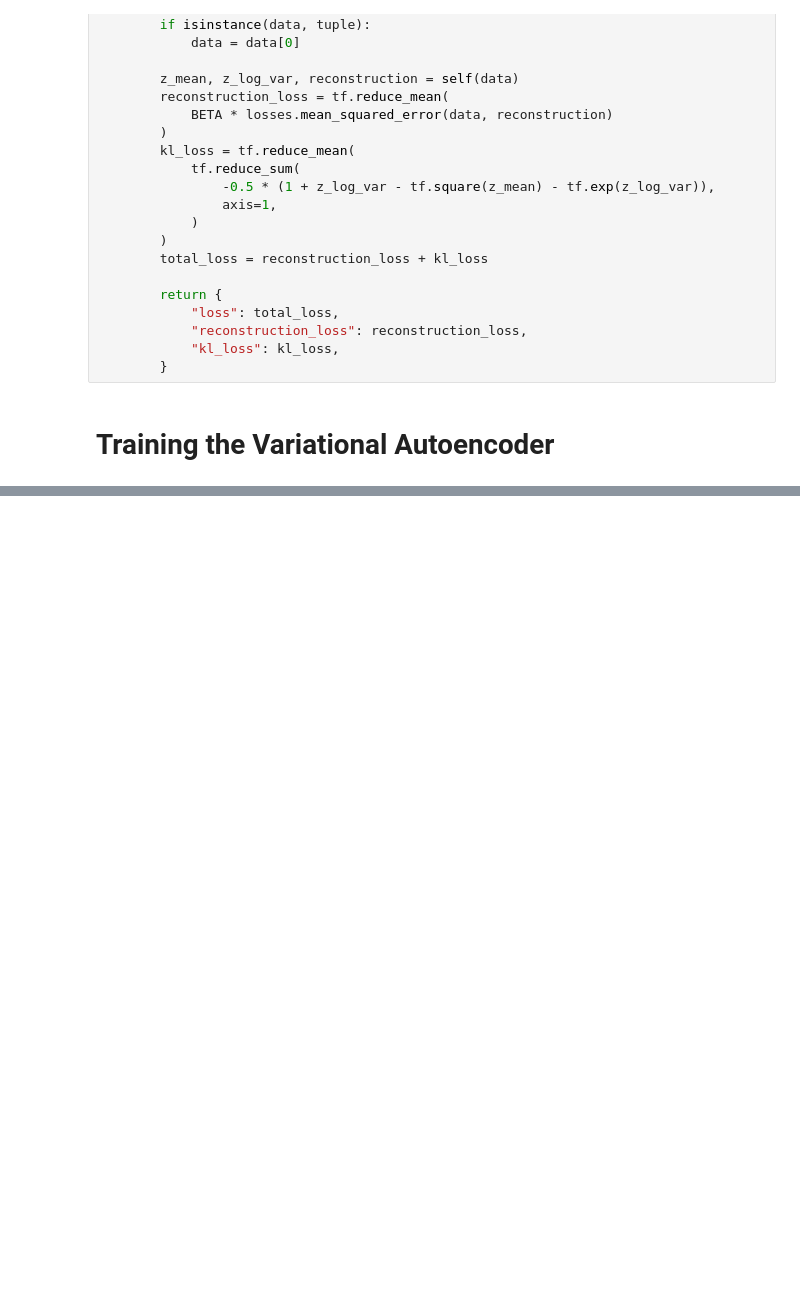
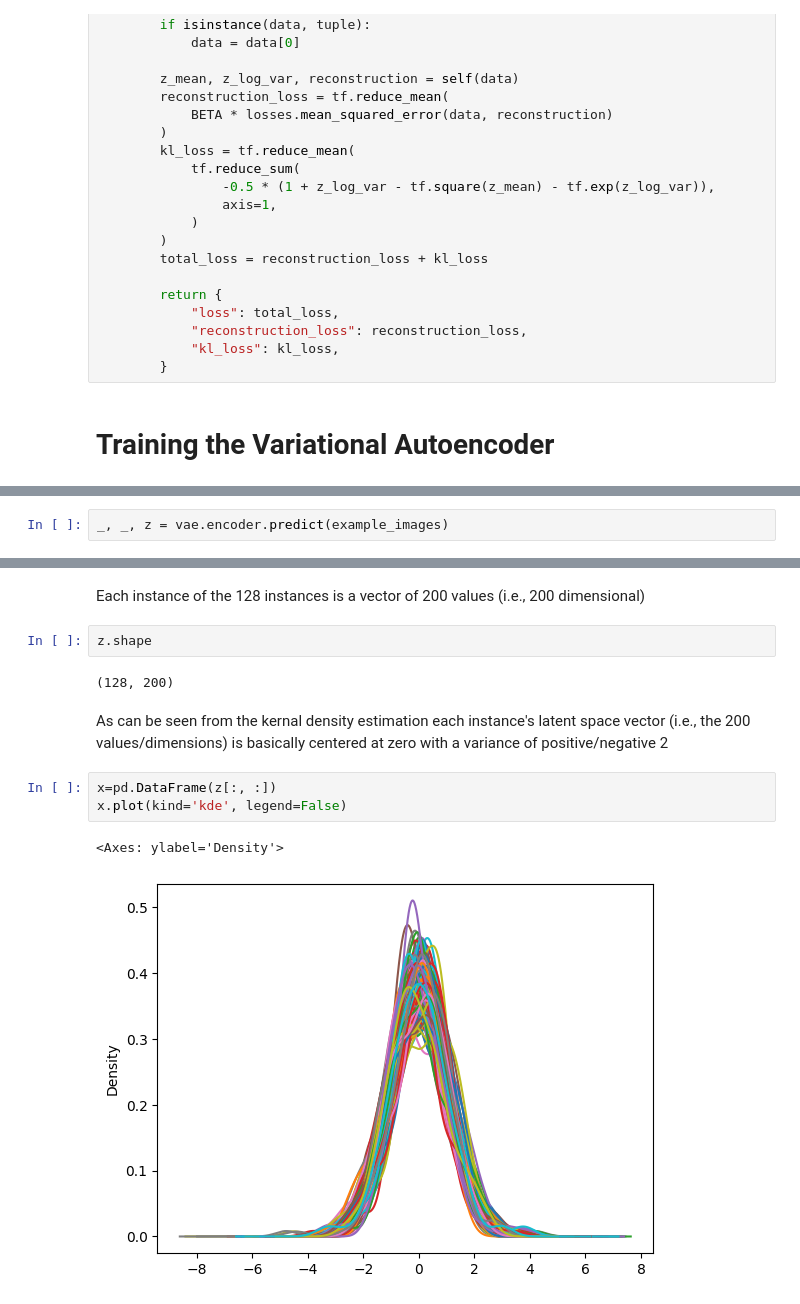
Before and after one commit to AdamClarkStandke/GenerativeDeepLearning, a Jupyter notebook: VAE.ipynb, the cells around one changed output, grey strips where cells are left out. Cells and saved outputs as stored; diff of their text form; blank space fills up the shorter version.

```diff
--- a/VAE.ipynb
+++ b/VAE.ipynb
@@ -566,0 +572,2 @@ WARNING:tensorflow:Compiled the loaded model, but the compiled metrics have yet
+# %%
+_, _, z = vae.encoder.predict(example_images)
@@ -566,0 +576,14 @@ WARNING:tensorflow:Compiled the loaded model, but the compiled metrics have yet
+# %% [markdown]
+Each instance of the 128 instances is a vector of 200 values (i.e., 200 dimensional)
+# %%
+z.shape
+# %% [output]
+(128, 200)
+# %% [markdown]
+As can be seen from the kernal density estimation each instance's latent space vector (i.e., the 200 values/dimensions) is basically centered at zero with a variance of positive/negative 2
+# %%
+x=pd.DataFrame(z[:, :])
+x.plot(kind='kde', legend=False)
+# %% [output]
+<Axes: ylabel='Density'>
+[figure, added]
```
Also changed, not shown: parts of 11 cells of this notebook.
